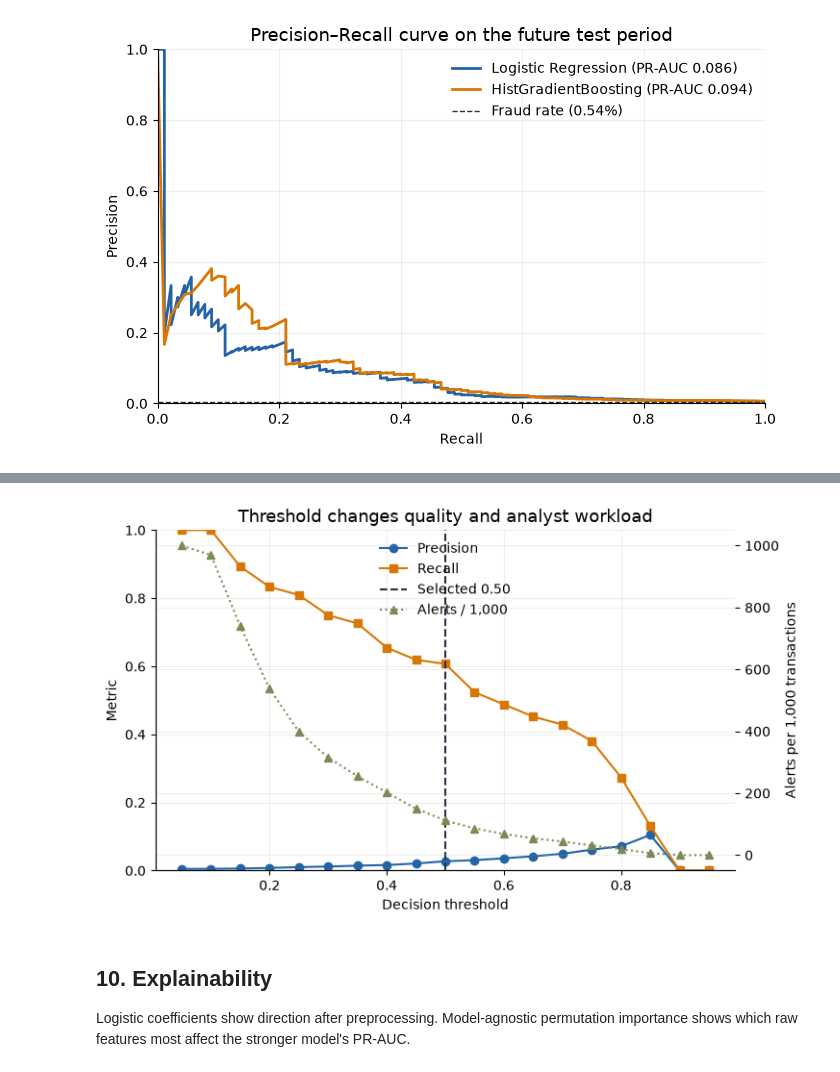
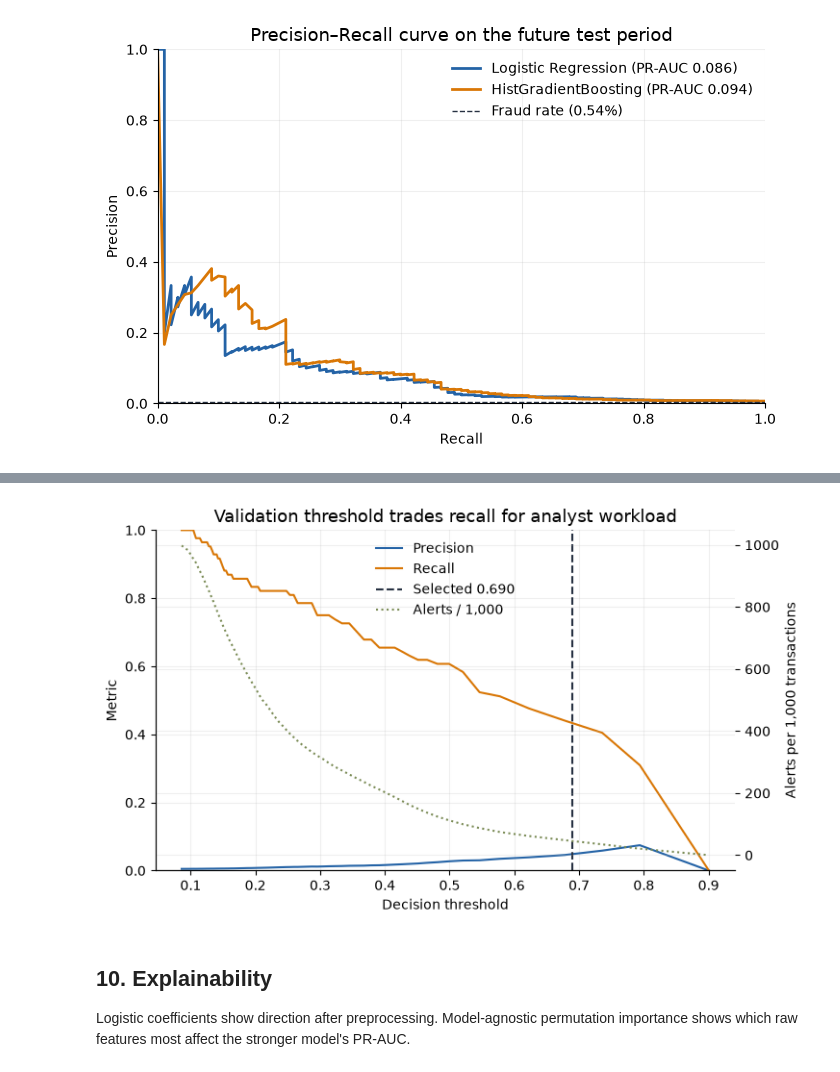
Before and after one commit to souhiab/fraud-intelligence-agent, a Jupyter notebook: notebooks/01_fraud_detection.ipynb, the cells around one changed output, grey strips where cells are left out. Saved outputs shown, nothing was run; the diff lists cells and outputs as text; code cells hidden in the pictures.

Commit message:
Refine fraud threshold and analyst capacity analysis

```diff
--- a/notebooks/01_fraud_detection.ipynb
+++ b/notebooks/01_fraud_detection.ipynb
@@ -227,31 +231,81 @@ The demonstration objective is **no more than 120 alerts per 1,000 validation tr
 # %%
 validation_probability = stronger.predict_proba(X_validation)[:, 1]
-threshold_rows = []
-for threshold in np.arange(0.05, 0.96, 0.05):
-    prediction = validation_probability >= threshold
-    threshold_rows.append({
-        "threshold": threshold,
-        "precision": precision_score(y_validation, prediction, zero_division=0),
-        "recall": recall_score(y_validation, prediction, zero_division=0),
-        "alerts_per_1k": 1000 * prediction.mean(),
-        "alerts": int(prediction.sum()),
+
+def build_operating_curve(y_true, probability):
+    """One row per achievable score threshold, computed without a test-set lookup."""
+    order = np.argsort(-probability, kind="stable")
+    sorted_probability = probability[order]
+    sorted_target = np.asarray(y_true)[order]
+    cumulative_true_positives = np.cumsum(sorted_target)
+    last_index_for_score = np.flatnonzero(
+        np.r_[sorted_probability[:-1] != sorted_probability[1:], True]
+    )
+    alerts = last_index_for_score + 1
+    true_positives = cumulative_true_positives[last_index_for_score]
+    precision = true_positives / alerts
+    recall = true_positives / sorted_target.sum()
+    f1 = 2 * precision * recall / np.maximum(precision + recall, 1e-12)
+    return pd.DataFrame({
+        "threshold": sorted_probability[last_index_for_score],
+        "alerts": alerts,
+        "alerts_per_1k": 1000 * alerts / len(sorted_target),
+        "precision": precision,
+        "recall": recall,
+        "f1": f1,
     })
-threshold_table = pd.DataFrame(threshold_rows)
-eligible = threshold_table.loc[threshold_table.alerts_per_1k <= 120]
-if len(eligible):
-    selected_threshold = float(eligible.sort_values(["recall", "precision"], ascending=False).iloc[0].threshold)
-else:
-    selected_threshold = float(threshold_table.iloc[(threshold_table.alerts_per_1k - 120).abs().argmin()].threshold)
-display(threshold_table.round(3))
-print(f"Selected threshold: {selected_threshold:.2f}")
 
+validation_operating_curve = build_operating_curve(y_validation, validation_probability)
+capacity_targets = [10, 20, 50, 100]
+candidate_rows = []
+for target in capacity_targets:
+    nearest_index = (validation_operating_curve.alerts_per_1k - target).abs().idxmin()
+    row = validation_operating_curve.loc[nearest_index].copy()
+    row["capacity_target"] = target
+    candidate_rows.append(row)
+capacity_candidates = pd.DataFrame(candidate_rows).drop_duplicates(subset=["threshold"])
+capacity_candidates = capacity_candidates[
+    ["capacity_target", "threshold", "alerts_per_1k", "precision", "recall", "f1"]
+]
+
+CAPACITY_LIMIT_PER_1K = 50
+eligible = validation_operating_curve.loc[
+    validation_operating_curve.alerts_per_1k <= CAPACITY_LIMIT_PER_1K
+]
+selected_validation_point = eligible.sort_values(
+    ["recall", "precision", "alerts_per_1k"], ascending=[False, False, False]
+).iloc[0]
+selected_threshold = float(selected_validation_point.threshold)
+
+display(
+    capacity_candidates.rename(columns={
+        "capacity_target": "Target alerts / 1,000",
+        "threshold": "Threshold",
+        "alerts_per_1k": "Alerts / 1,000",
+        "precision": "Precision",
+        "recall": "Recall",
+        "f1": "F1",
+    }).style.format({
+        "Threshold": "{:.3f}", "Alerts / 1,000": "{:.1f}",
+        "Precision": "{:.2%}", "Recall": "{:.2%}", "F1": "{:.2%}",
+    })
+)
+print(
+    f"Selected validation threshold: {selected_threshold:.3f} | "
+    f"alerts/1,000: {selected_validation_point.alerts_per_1k:.1f} | "
+    f"precision: {selected_validation_point.precision:.2%} | "
+    f"recall: {selected_validation_point.recall:.2%}"
+)
+
+plot_curve = validation_operating_curve.iloc[
+    ::max(1, len(validation_operating_curve) // 80)
+].sort_values("threshold")
 fig, ax1 = plt.subplots(figsize=(7.5, 4.5))
-ax1.plot(threshold_table.threshold, threshold_table.precision, marker="o", color=BLUE, label="Precision")
-ax1.plot(threshold_table.threshold, threshold_table.recall, marker="s", color=ORANGE, label="Recall")
-ax1.axvline(selected_threshold, color=CHARCOAL, linestyle="--", label=f"Selected {selected_threshold:.2f}")
-ax1.set(title="Threshold changes quality and analyst workload", xlabel="Decision threshold", ylabel="Metric", ylim=(0, 1))
+ax1.plot(plot_curve.threshold, plot_curve.precision, color=BLUE, label="Precision")
+ax1.plot(plot_curve.threshold, plot_curve.recall, color=ORANGE, label="Recall")
+ax1.axvline(selected_threshold, color=CHARCOAL, linestyle="--", label=f"Selected {selected_threshold:.3f}")
+ax1.set(title="Validation threshold trades recall for analyst workload", xlabel="Decision threshold", ylabel="Metric", ylim=(0, 1))
 ax2 = ax1.twinx()
-ax2.plot(threshold_table.threshold, threshold_table.alerts_per_1k, color="#7A8B55", linestyle=":", marker="^", label="Alerts / 1,000")
+ax2.plot(plot_curve.threshold, plot_curve.alerts_per_1k, color="#7A8B55", linestyle=":", label="Alerts / 1,000")
 ax2.set_ylabel("Alerts per 1,000 transactions")
 lines = ax1.get_lines() + ax2.get_lines()
 ax1.legend(lines, [line.get_label() for line in lines], frameon=False, loc="upper center")
@@ -280,4 +322,4 @@ Selected threshold: 0.50
-[figure, old version]
+[figure, new version]
 # %% [markdown]
 ## 10. Explainability
 
```
Also changed, not shown: parts of 8 cells of this notebook, 5 other files.
